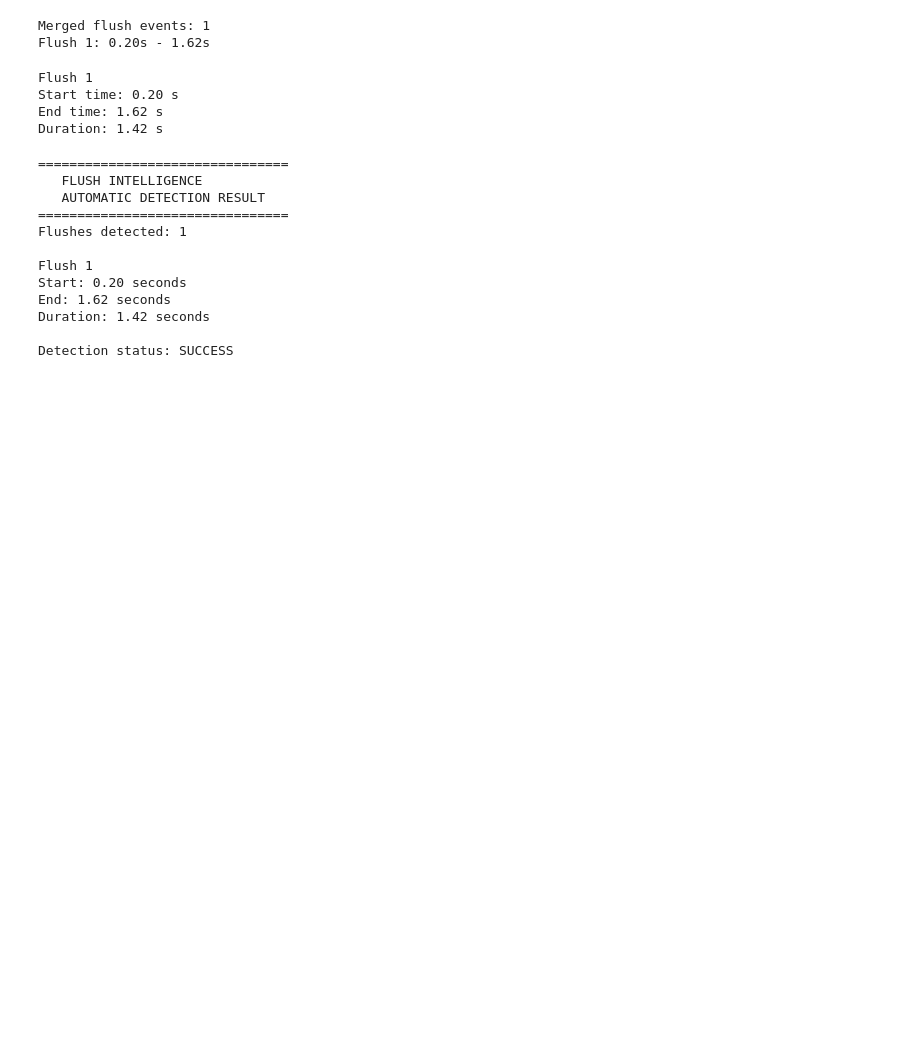
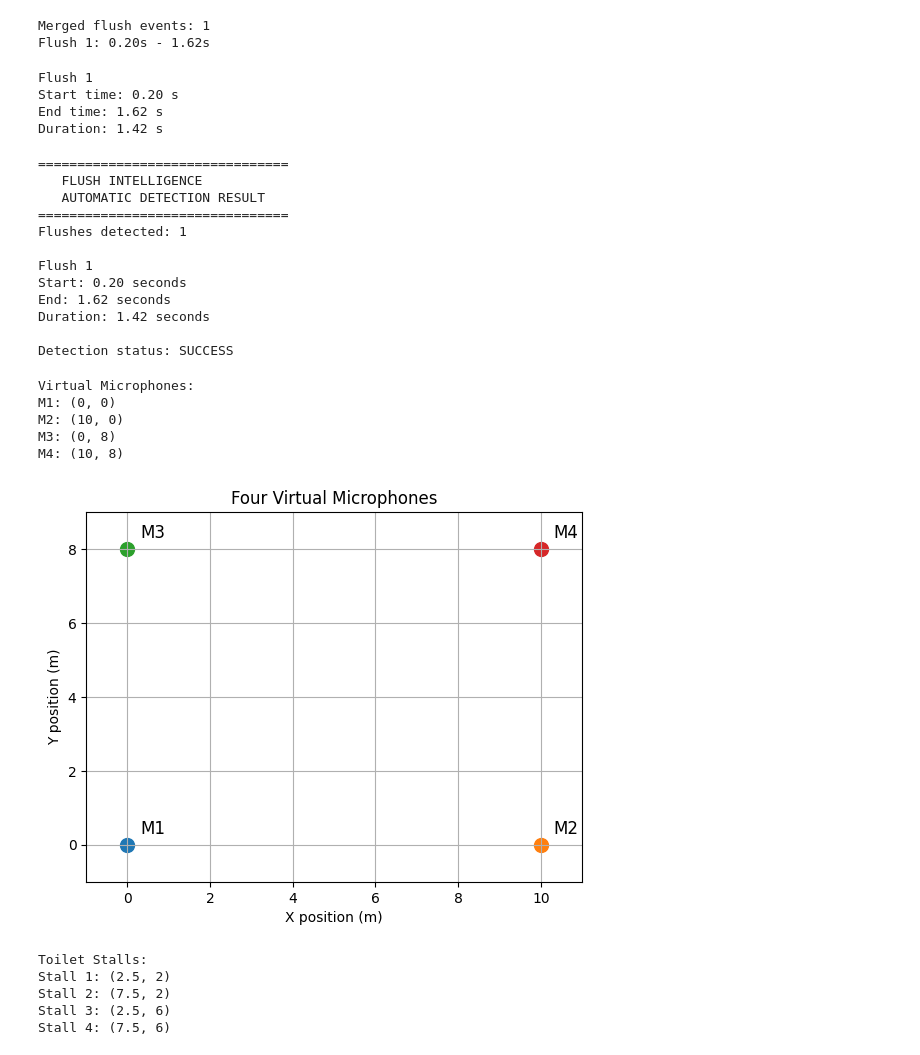
Before and after one commit to devika-na/flush-intelligence, a Jupyter notebook: flush_intelligence.ipynb, the cells around one changed output. Cells and saved outputs as stored; diff of their text form; code cells hidden in the pictures; blank space fills up the shorter version.

Commit message:
Add virtual microphone and TDOA simulation

```diff
--- a/flush_intelligence.ipynb
+++ b/flush_intelligence.ipynb
@@ -282,3 +282,60 @@ End: 1.62 seconds
 Duration: 1.42 seconds
 
 Detection status: SUCCESS
+# %%
+# Step 4.1 — Four Virtual Microphones
+
+# Microphone positions
+microphones = {
+    "M1": (0, 0),
+    "M2": (10, 0),
+    "M3": (0, 8),
+    "M4": (10, 8)
+}
+
+print("Virtual Microphones:")
+for mic, position in microphones.items():
+    print(f"{mic}: {position}")
+# %% [output]
+Virtual Microphones:
+M1: (0, 0)
+M2: (10, 0)
+M3: (0, 8)
+M4: (10, 8)
+# %%
+# Step 4.2 — Visualize the virtual microphone layout
+
+import matplotlib.pyplot as plt
+
+for mic, (x, y_pos) in microphones.items():
+    plt.scatter(x, y_pos, s=100)
+    plt.text(x + 0.3, y_pos + 0.3, mic, fontsize=12)
+
+plt.xlabel("X position (m)")
+plt.ylabel("Y position (m)")
+plt.title("Four Virtual Microphones")
+plt.xlim(-1, 11)
+plt.ylim(-1, 9)
+plt.grid(True)
+plt.show()
+# %% [output]
+[figure, added]
+# %%
+# Step 4.3 — Define the four toilet stalls
+
+stalls = {
+    "Stall 1": (2.5, 2),
+    "Stall 2": (7.5, 2),
+    "Stall 3": (2.5, 6),
+    "Stall 4": (7.5, 6)
+}
+
+print("Toilet Stalls:")
+for stall, position in stalls.items():
+    print(f"{stall}: {position}")
+# %% [output]
+Toilet Stalls:
+Stall 1: (2.5, 2)
+Stall 2: (7.5, 2)
+Stall 3: (2.5, 6)
+Stall 4: (7.5, 6)
```
Also changed, not shown: parts of 5 cells of this notebook.
